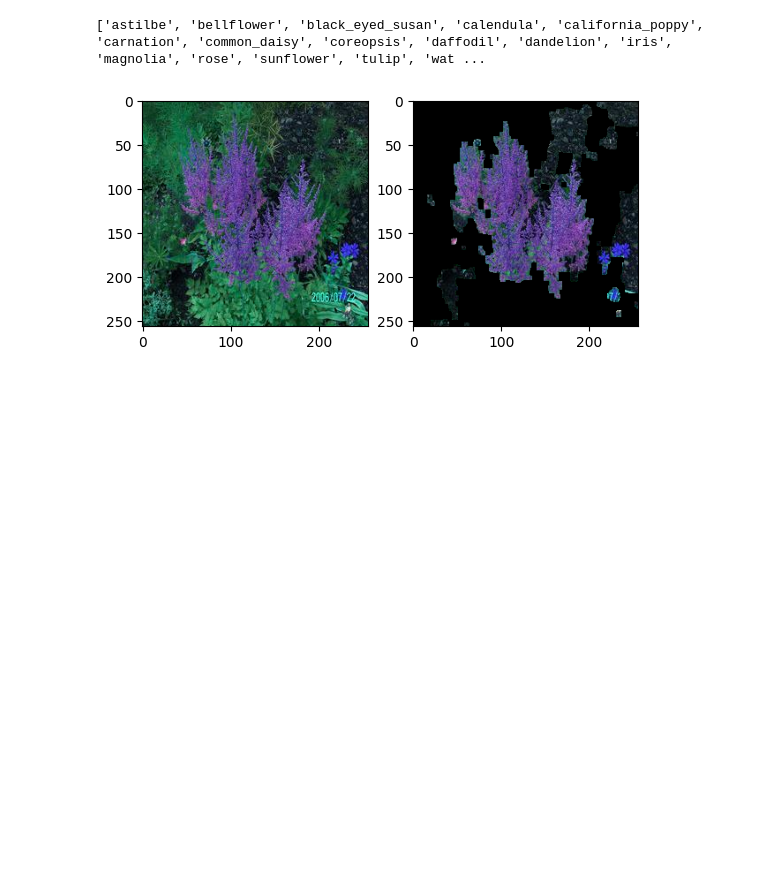
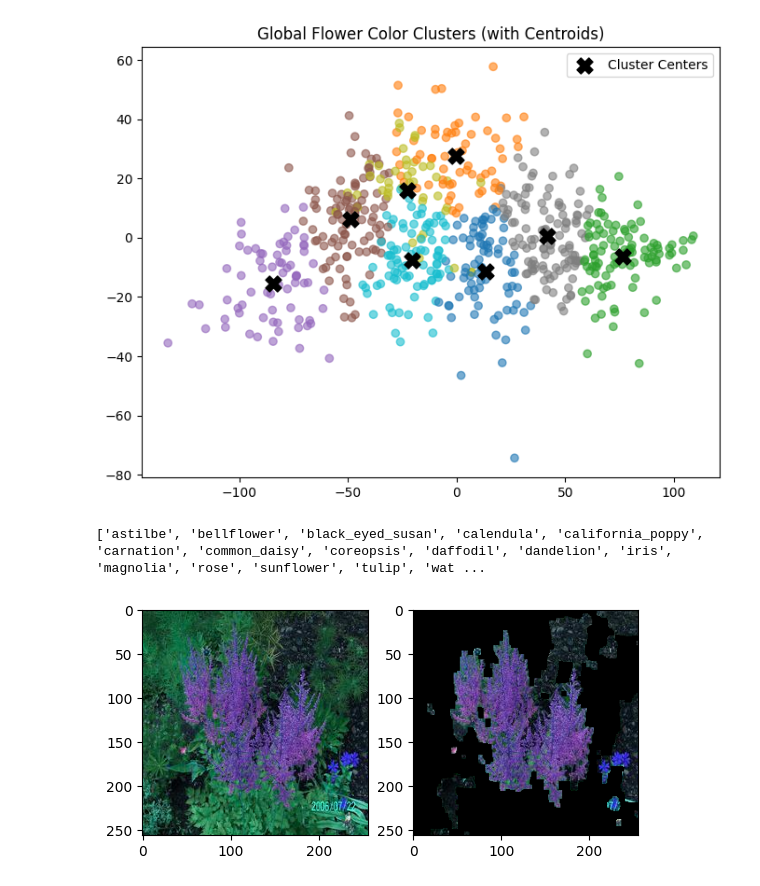
Before and after one commit to eoconn25/group_project_CS6422, a Jupyter notebook: model_training/data/organize_data.ipynb, the cells around one changed output. Cells and saved outputs as stored; diff of their text form; code cells hidden in the pictures; blank space fills up the shorter version.

```diff
--- a/model_training/data/organize_data.ipynb
+++ b/model_training/data/organize_data.ipynb
@@ -1 +462,13 @@
+# %%
+centers = kmeans_global.cluster_centers_
+centers_pca = pca.transform(centers)
+
+plt.figure(figsize=(8,6))
+plt.scatter(lab_pca[:,0], lab_pca[:,1], c=labels_global, cmap="tab10", alpha=0.6)
+plt.scatter(centers_pca[:,0], centers_pca[:,1], c='black', marker='X', s=150, label='Cluster Centers')
+plt.legend()
+plt.title("Global Flower Color Clusters (with Centroids)")
+plt.show()
+# %% [output]
+[figure, added]
 # %%
```
Also changed, not shown: parts of 9 cells of this notebook.
